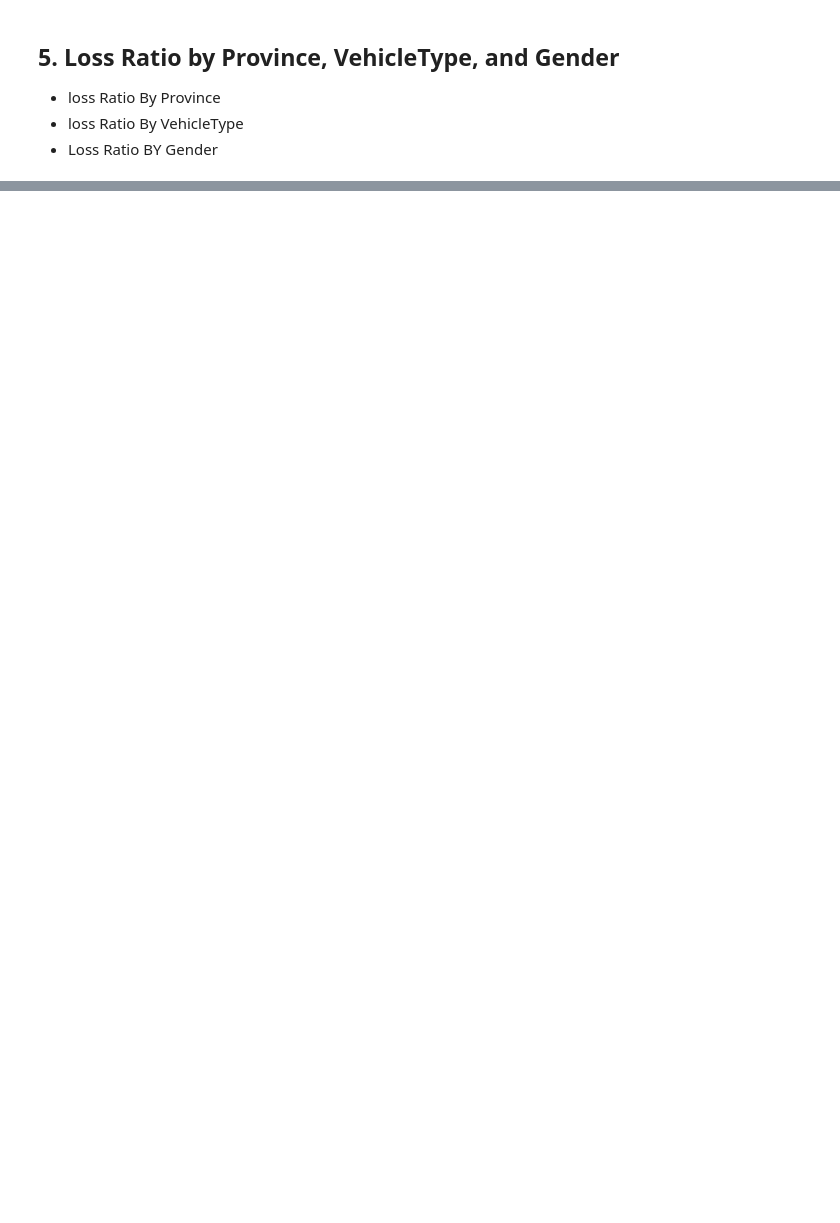
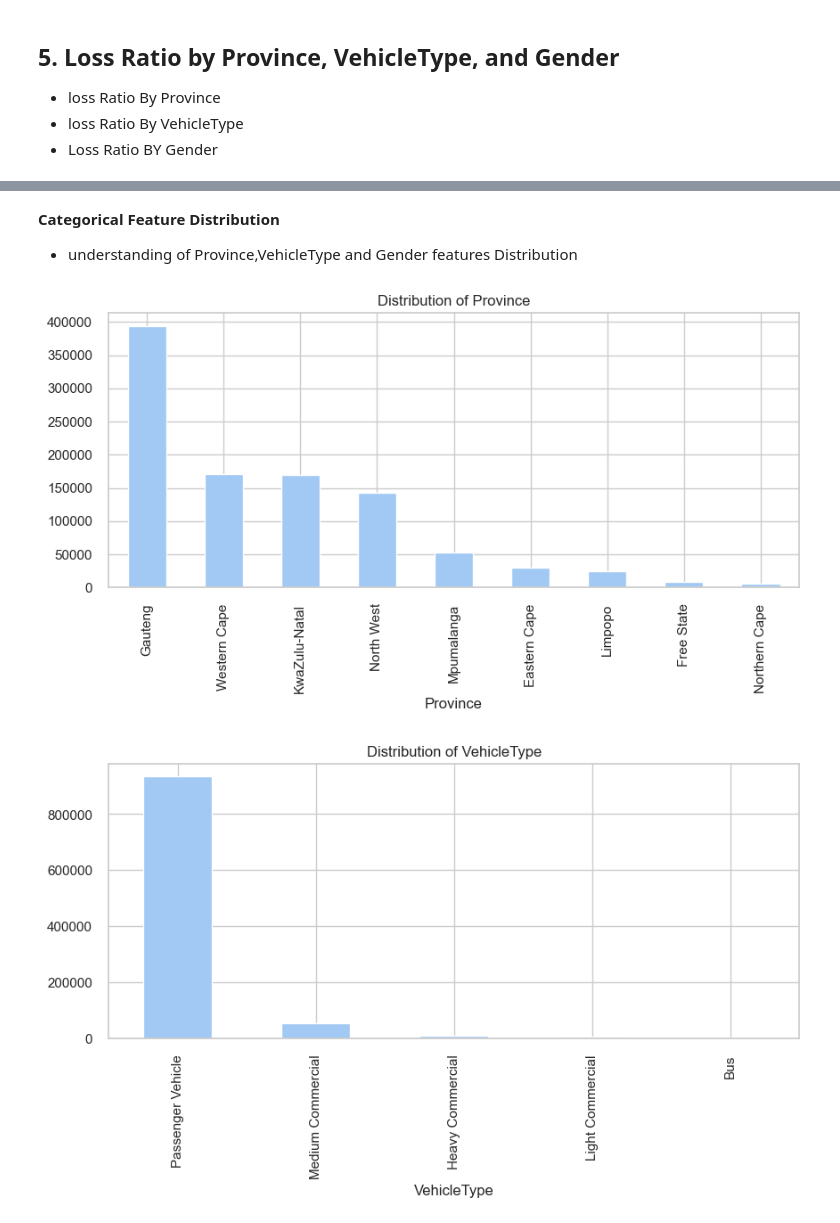
Before and after one commit to nanecha/Insurance_Risk-Analysis_Predictive_Modelling, a Jupyter notebook: notebooks/insurance_analytics.ipynb, the cells around one changed output, grey strips where cells are left out. Cells and saved outputs as stored; diff of their text form; code cells hidden in the pictures; blank space fills up the shorter version.

```diff
--- a/notebooks/insurance_analytics.ipynb
+++ b/notebooks/insurance_analytics.ipynb
@@ -284,0 +255,15 @@ NameError: name 'sns' is not defined
+# %% [markdown]
+**Categorical Feature Distribution**
+-  understanding of Province,VehicleType and Gender features Distribution
+# %%
+# Categorical features distributions
+cat_cols = ['Province', 'VehicleType', 'Gender']
+for col in cat_cols:
+    plt.figure(figsize=(10, 4))
+    df[col].value_counts().plot(kind='bar')
+    plt.title(f'Distribution of {col}')
+    plt.savefig('F:/Insurance_Risk-Analysis_Predictive_Modelling/data/outputs/categorical distribution.png')
+    plt.show()
+# %% [output]
+[figure, added]
+[figure, added]
```
Also changed, not shown: parts of 34 cells of this notebook.
